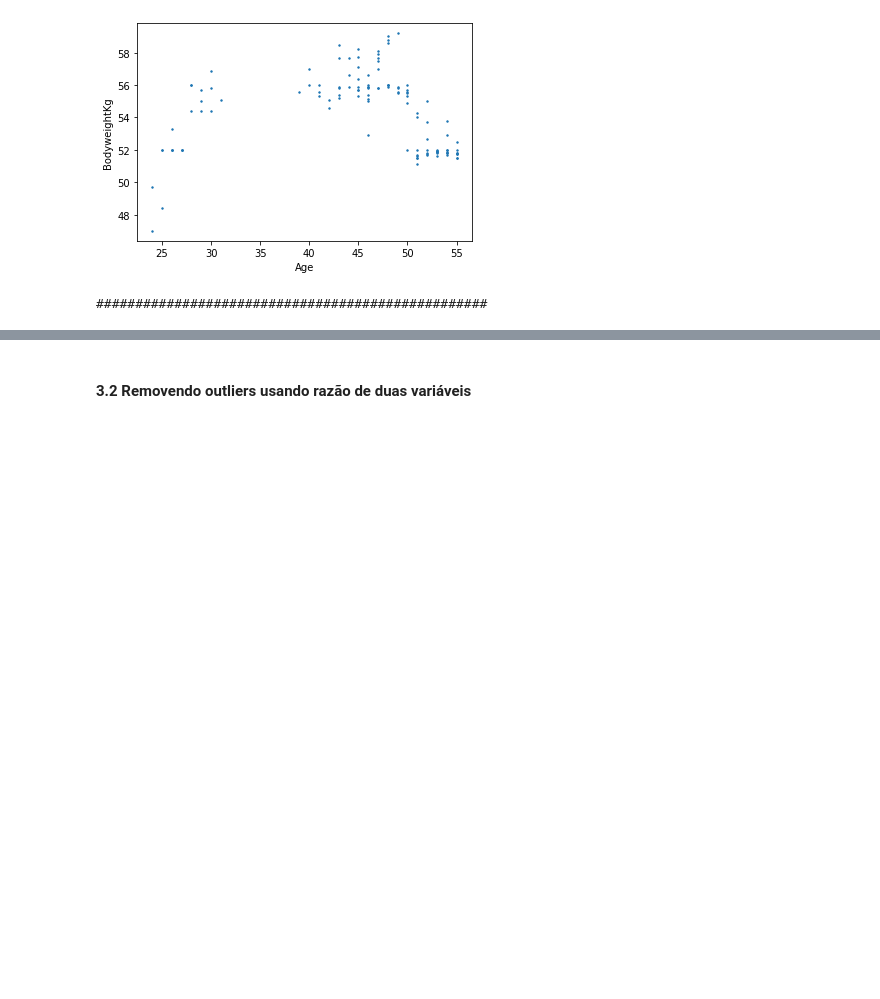
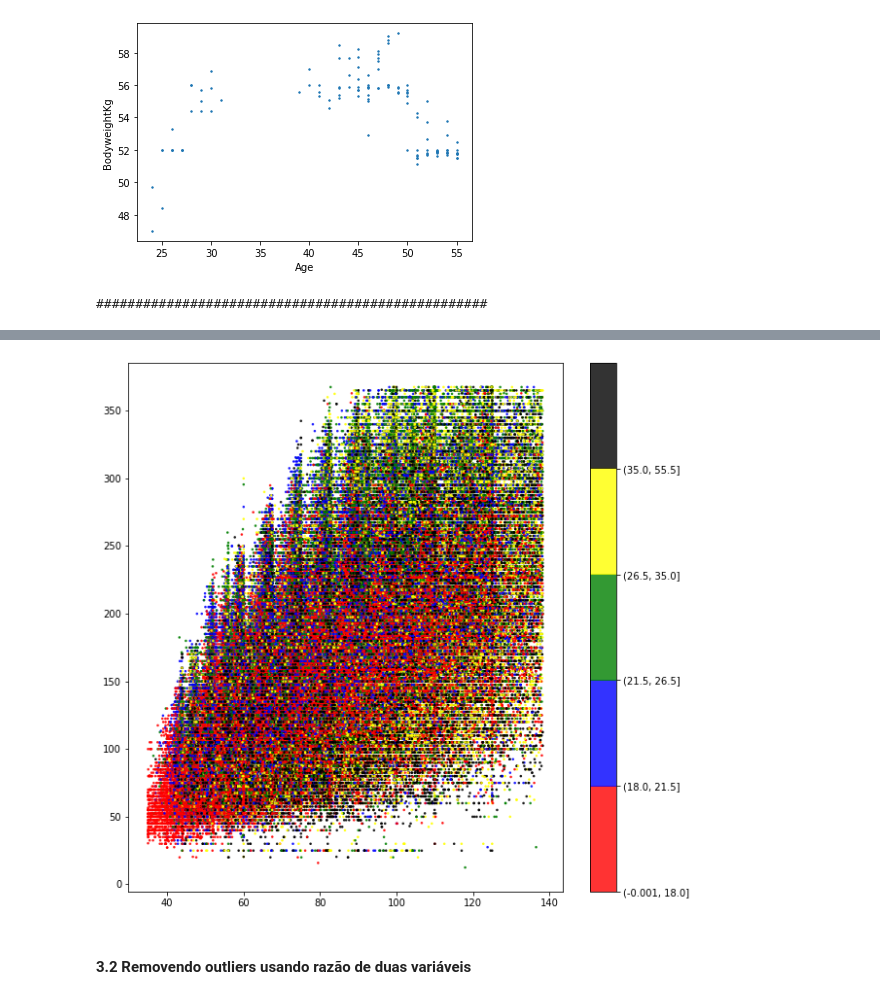
Before and after one commit to maluwastaken/Intro-Data-Science, a Jupyter notebook: powerlifting.ipynb, the cells around one changed output, grey strips where cells are left out. Drawn from its saved outputs; the diff is of its cells as text; code cells hidden in the pictures; blank space fills up the shorter version.

Commit message:
bodyweight x lifted weight per age

```diff
--- a/powerlifting.ipynb
+++ b/powerlifting.ipynb
@@ -895,3 +922,17 @@ Jenny Hunter
+# %%
+label = dfnaclean['Age_dist'].cat.codes
+color = ['red', 'blue', 'green', 'yellow', 'black']
+# %%
+## peso total por peso corporal, separado por genero
+fig, ax = plt.subplots(figsize=(10, 10))
+plt.scatter(dfnaclean['BodyweightKg'], dfnaclean['Best3SquatKg'], alpha=0.8, s=2.5,
+           c=label, cmap = matplotlib.colors.ListedColormap(color))
+cb = plt.colorbar()
+loc = np.arange(0, max(label), max(label)/float(len(color)))
+cb.set_ticks(loc)
+cb.set_ticklabels(['(-0.001, 18.0]', '(18.0, 21.5]', '(21.5, 26.5]', '(26.5, 35.0]', '(35.0, 55.5]'])
+# %% [output]
+[figure, added]
 # %% [markdown]
 #### 3.2 Removendo outliers usando razão de duas variáveis
 # %%
```
Also changed, not shown: parts of 4 cells of this notebook.
